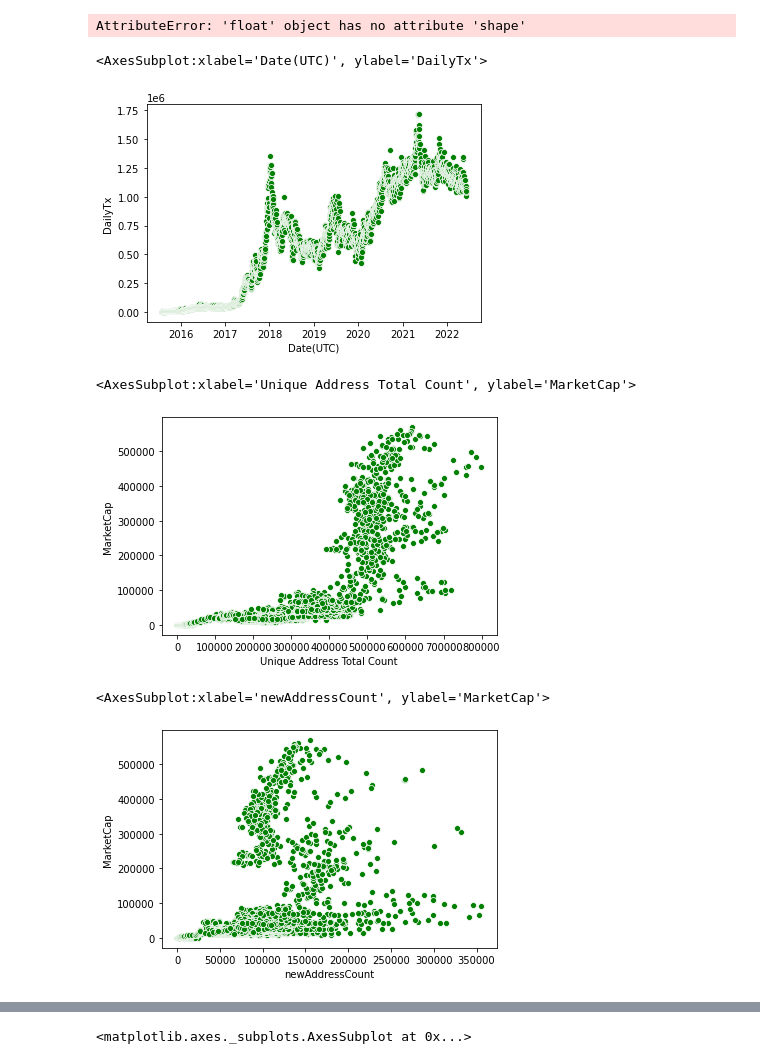
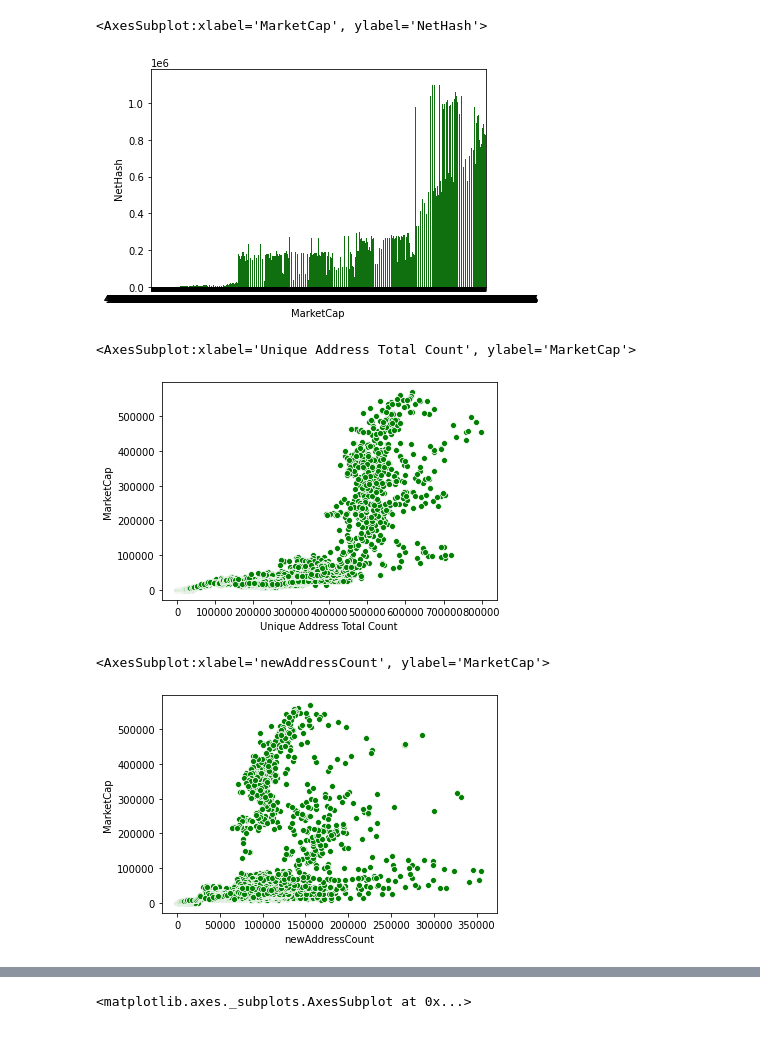
Before and after one commit to Plyeronn/DataScience, a Jupyter notebook: exploration.ipynb, the cells around one changed output, grey strips where cells are left out. Saved outputs shown, nothing was run; the diff lists cells and outputs as text; code cells hidden in the pictures.

```diff
--- a/exploration.ipynb
+++ b/exploration.ipynb
@@ -110,10 +195,0 @@ Series([], dtype: float64)
-# %%
-frame['year'] = [d.year for d in frame['Date(UTC)']]
-frame['month'] = [d.month for d in frame['Date(UTC)']]
-frame['day'] = [d.day for d in frame['Date(UTC)']]
-frame_by_m = frame[frame['day'] == 1][2:]
-frame_by_m[20:22]
-# frame_ = df_day_s['Unique Address Total Count'].diff().cumsum() / df_day_s['Unique Address Total Count'].iloc[0]
-# df_day_s_n
-
-# df_day.dtypes
@@ -124,27 +196,23 @@ frame_by_m[20:22]
-# %%
-print(frame.corrwith(frame['MarketCap']))
-# %% [output]
-AttributeError: 'float' object has no attribute 'shape'
 # %%
 import matplotlib.pyplot as plt
 import seaborn as sns
-sns.scatterplot(data = frame, x = "Date(UTC)", y = "DailyTx", color="g")
+sns.barplot(data = frame, x = "MarketCap", y = "NetHash", color="g")
 
 # ax2 = plt.twinx()
 # sns.lineplot(data=df_day_s_n, color="b", ax=ax2)
 # %% [output]
-<AxesSubplot:xlabel='Date(UTC)', ylabel='DailyTx'>
+<AxesSubplot:xlabel='MarketCap', ylabel='NetHash'>
-[figure, old version]
+[figure, new version]
 # %%
 sns.scatterplot(data = frame, x = "Unique Address Total Count", y = "MarketCap", color="g")
 # %% [output]
 <AxesSubplot:xlabel='Unique Address Total Count', ylabel='MarketCap'>
-[figure, old version]
+[figure, new version]
 # %%
 sns.scatterplot(data = frame, x = "newAddressCount", y = "MarketCap", color="g")
 # %% [output]
 <AxesSubplot:xlabel='newAddressCount', ylabel='MarketCap'>
-[figure, old version]
+[figure, new version]
 # %%
 sns.scatterplot(data = frame, x = "DailyTx", y = "MarketCap", color="g")
 # %% [output]
```
Also changed, not shown: parts of 13 cells of this notebook, 9 other files.
